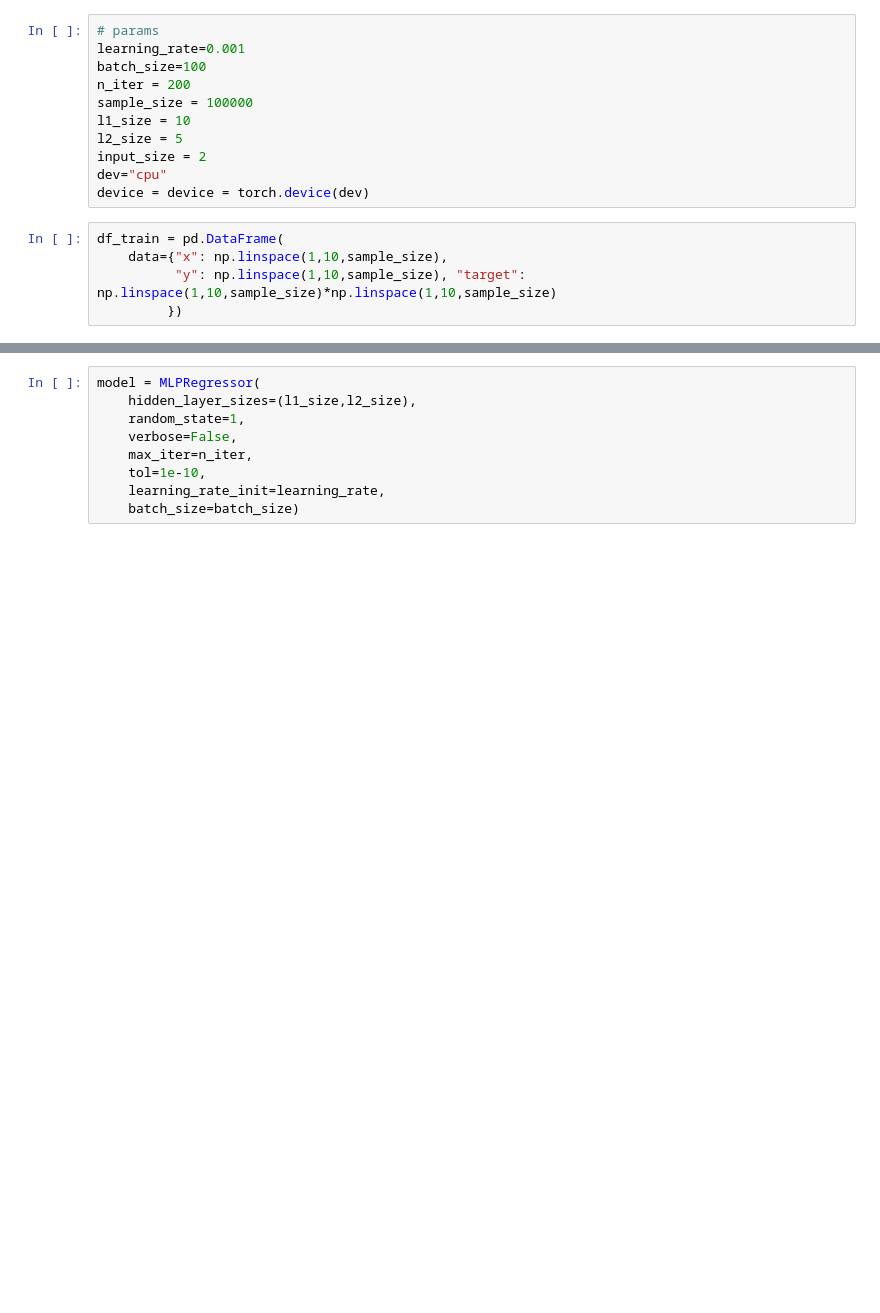
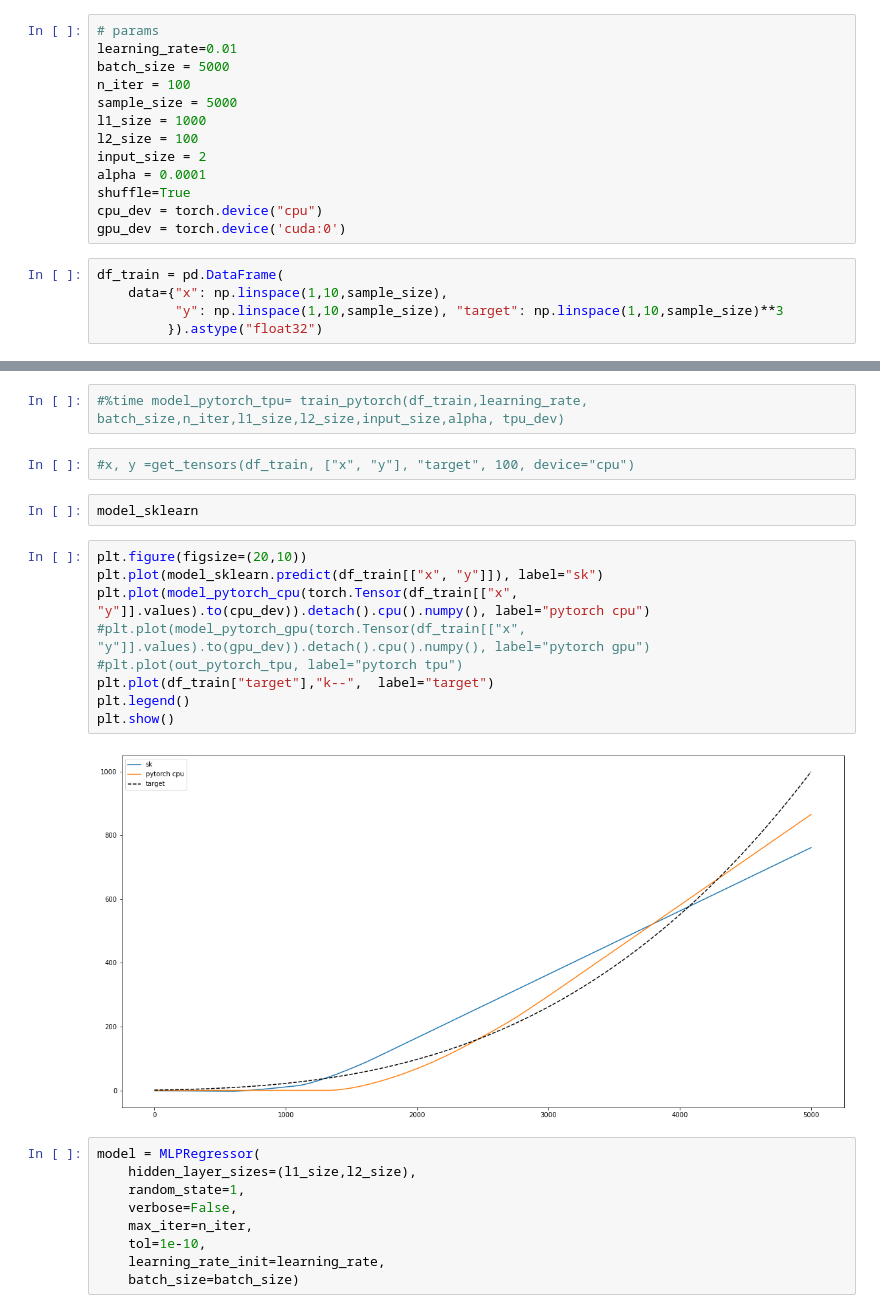
Before and after one commit to pacanada/trading, a Jupyter notebook: notebooks/NN_comparison.ipynb, the cells around one changed output, grey strips where cells are left out. Drawn from its saved outputs; the diff is of its cells as text; blank space fills up the shorter version.

```diff
--- a/notebooks/NN_comparison.ipynb
+++ b/notebooks/NN_comparison.ipynb
@@ -97,16 +119,18 @@ def train_pytorch(
 # %%
 # params
-learning_rate=0.001
-batch_size=100
-n_iter = 200
-sample_size = 100000
-l1_size = 10
-l2_size = 5
+learning_rate=0.01
+batch_size = 5000
+n_iter = 100
+sample_size = 5000
+l1_size = 1000
+l2_size = 100
 input_size = 2
-dev="cpu"
-device = device = torch.device(dev)
+alpha = 0.0001
+shuffle=True
+cpu_dev = torch.device("cpu")
+gpu_dev = torch.device('cuda:0')
 # %%
 df_train = pd.DataFrame(
     data={"x": np.linspace(1,10,sample_size),
-          "y": np.linspace(1,10,sample_size), "target": np.linspace(1,10,sample_size)*np.linspace(1,10,sample_size)
-         })
+          "y": np.linspace(1,10,sample_size), "target": np.linspace(1,10,sample_size)**3
+         }).astype("float32")
@@ -130,3 +152,20 @@ Net2layers(
+# %%
+#%time model_pytorch_tpu= train_pytorch(df_train,learning_rate, batch_size,n_iter,l1_size,l2_size,input_size,alpha, tpu_dev)
+# %%
+#x, y =get_tensors(df_train, ["x", "y"], "target", 100, device="cpu")
+# %%
+model_sklearn
+# %%
+plt.figure(figsize=(20,10))
+plt.plot(model_sklearn.predict(df_train[["x", "y"]]), label="sk")
+plt.plot(model_pytorch_cpu(torch.Tensor(df_train[["x", "y"]].values).to(cpu_dev)).detach().cpu().numpy(), label="pytorch cpu")
+#plt.plot(model_pytorch_gpu(torch.Tensor(df_train[["x", "y"]].values).to(gpu_dev)).detach().cpu().numpy(), label="pytorch gpu")
+#plt.plot(out_pytorch_tpu, label="pytorch tpu")
+plt.plot(df_train["target"],"k--",  label="target")
+plt.legend()
+plt.show()
+# %% [output]
+[figure, added]
 # %%
 model = MLPRegressor(
     hidden_layer_sizes=(l1_size,l2_size),
```
Also changed, not shown: parts of 8 cells of this notebook.
